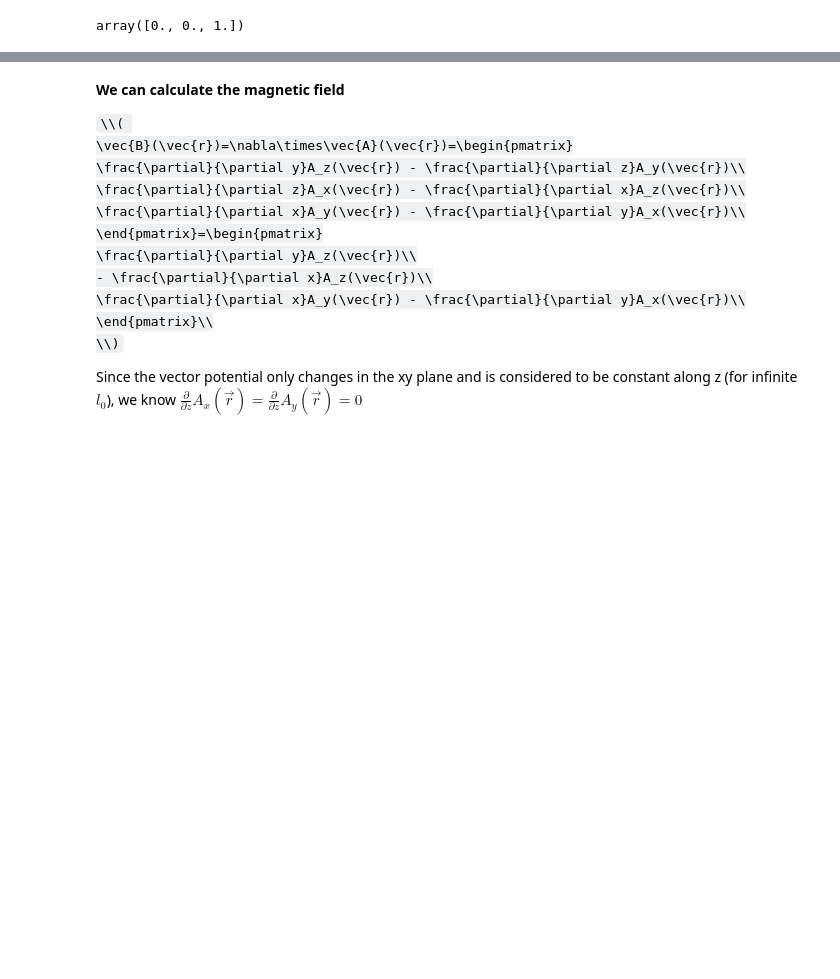
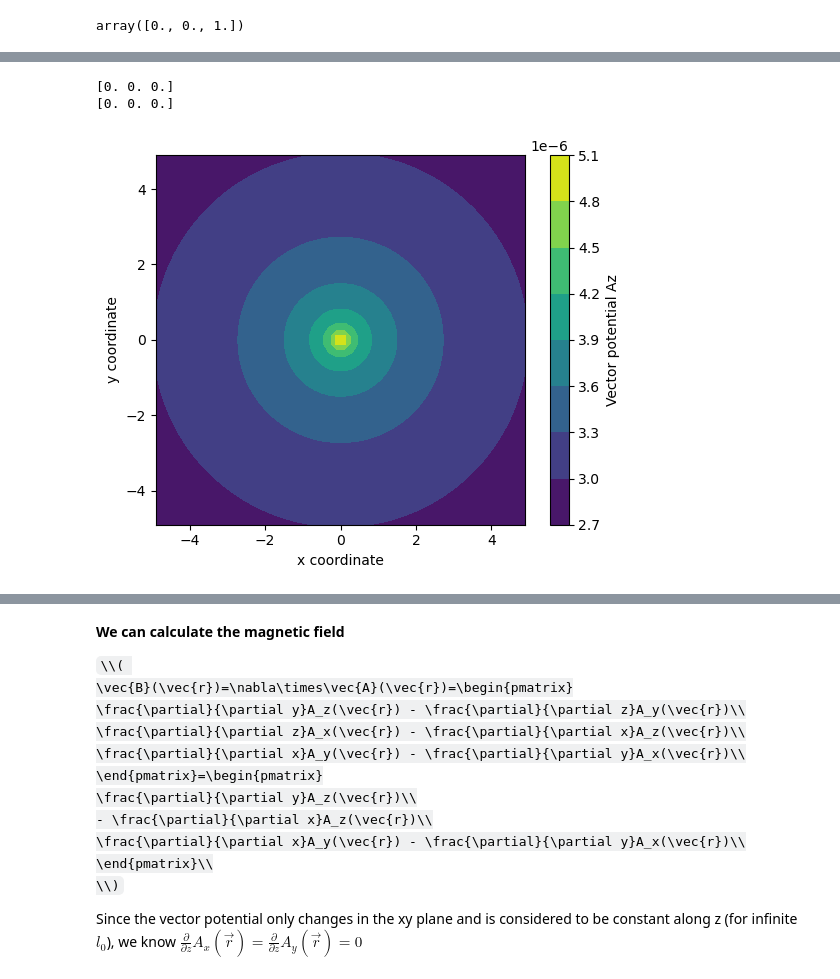
Before and after one commit to sage2003/Scientific-Computation-Udemy, a Jupyter notebook: Magnetic Field of Wire.ipynb, the cells around one changed output, grey strips where cells are left out. Drawn from its saved outputs; the diff is of its cells as text; code cells hidden in the pictures; some formulas as TeX source; blank space fills up the shorter version.

```diff
--- a/Magnetic Field of Wire.ipynb
+++ b/Magnetic Field of Wire.ipynb
@@ -47,3 +64,49 @@ array([0., 0., 1.])
+# %%
+# vector potential
+
+A = np.array(np.meshgrid(np.zeros(numpoints),
+                         np.zeros(numpoints),
+                         np.zeros(1),
+                         indexing='ij'
+                         ))
+# %%
+print(A[:, numpoints//2-1, numpoints//2, 0])
+print(A[:, numpoints//2, numpoints//2, 0])
+# %% [output]
+[0. 0. 0.]
+[0. 0. 0.]
+# %%
+numint = 5001
+# %%
+for ix in np.arange(numpoints):
+    for iy in np.arange(numpoints):
+        # position r for which we are currently calculating A
+        r = np.array([-coordMax+ix*d, -coordMax+iy*d])
+        for zj in np.linspace(-l0, l0, numint):
+            # we integrate over all r' (here, rj) in the wire
+            rj = np.array([0.0, 0.0, zj])
+            A[:,ix,iy,0] += j(r) / np.sqrt(  r[0]**2 + r[1]**2 + rj[2]**2 )
+# %%
+dz = (2*l0) / (numint-1)
+#dx = (2*coordMax) / (numpoints-1)
+#dy = (2*coordMax) / (numpoints-1)
+
+#A = A * mu0 / (4*np.pi) * dx * dy * dz
+
+df = np.pi * r0**2
+A = A * mu0 / (4*np.pi) * df * dz
+# %%
+fig = plt.figure()
+ax = fig.add_subplot(1,1,1)
+ax.set_aspect(1)
+plt.xlabel("x coordinate")
+plt.ylabel("y coordinate")
+
+plt.contourf(coords[0,:,:,0], coords[1,:,:,0], A[2,:,:,0])
+cbar = plt.colorbar()
+cbar.set_label("Vector potential Az")
+# %% [output]
+[figure, added]
 # %% [markdown]
 __Analytical solution:__
 
```
Also changed, not shown: parts of 12 cells of this notebook, 5 other files.
